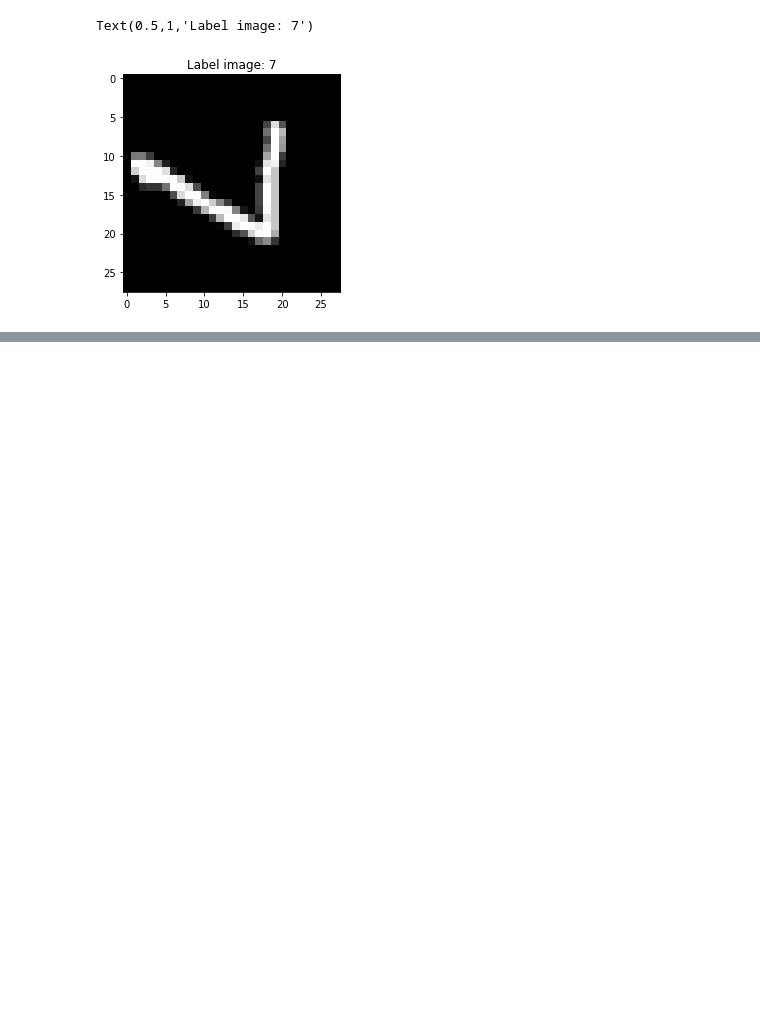
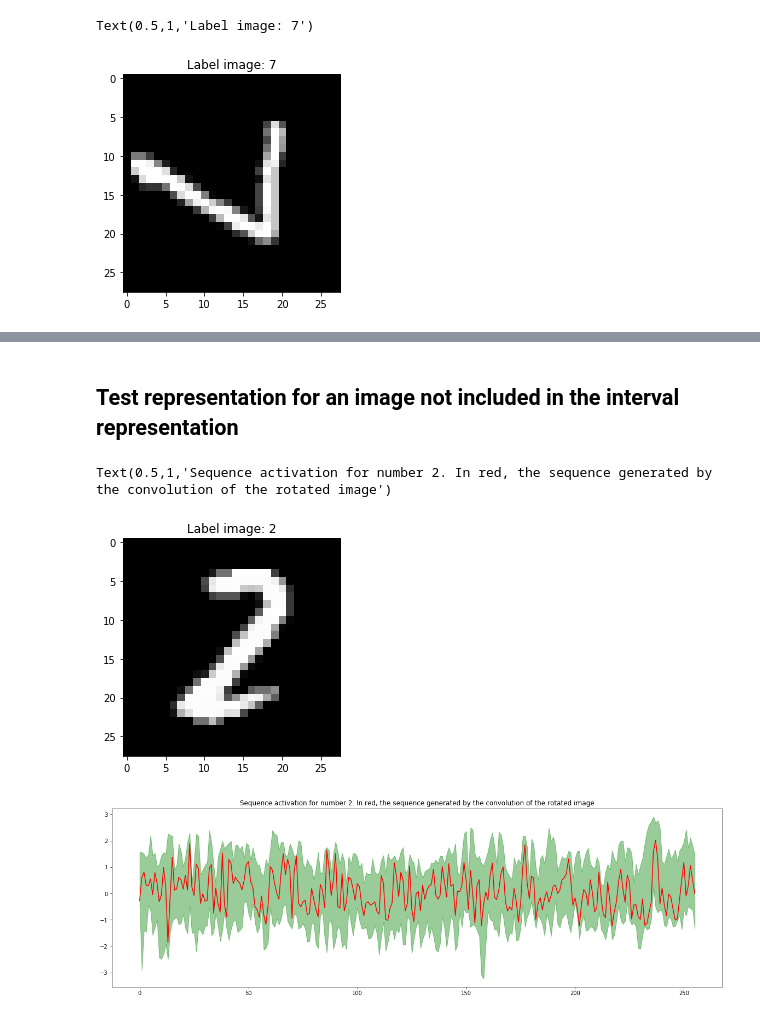
Before and after one commit to henrychacon/CNN_invariance_transformation, a Jupyter notebook: mnist_multiprocess_CNN.ipynb, the cells around one changed output, grey strips where cells are left out. Drawn from its saved outputs; the diff is of its cells as text; code cells hidden in the pictures; blank space fills up the shorter version.

```diff
--- a/mnist_multiprocess_CNN.ipynb
+++ b/mnist_multiprocess_CNN.ipynb
@@ -383,0 +385,16 @@ Text(0.5,1,'Sequence activation for number 6. In red, the sequence generated by
+# %% [markdown]
+## Test representation for an image not included in the interval representation
+# %%
+image_id = sample_size * 10 + 2
+sample_image, sample_target = torch.reshape(test_dataset[image_id][0], [1, 1, 28, 28]), test_dataset[image_id][1].item()
+out = model.return_steps(sample_image)
+plt.imshow(sample_image.cpu().view(28, 28), cmap='gray')
+plt.title('Label image: {}'.format(sample_target))
+fig = plt.figure(figsize=(20, 6))
+plt.fill_between(np.arange(256), sequences[sample_target].min(1), sequences[sample_target].max(1), color = "green",alpha = 0.4)
+plt.plot(np.arange(256), out[2].detach().t().cpu().numpy(), color='red')
+plt.title('Sequence activation for number {}. In red, the sequence generated by the convolution of the rotated image'.format(sample_target))
+# %% [output]
+Text(0.5,1,'Sequence activation for number 2. In red, the sequence generated by the convolution of the rotated image')
+[figure, added]
+[figure, added]
```
Also changed, not shown: parts of 23 cells of this notebook.
